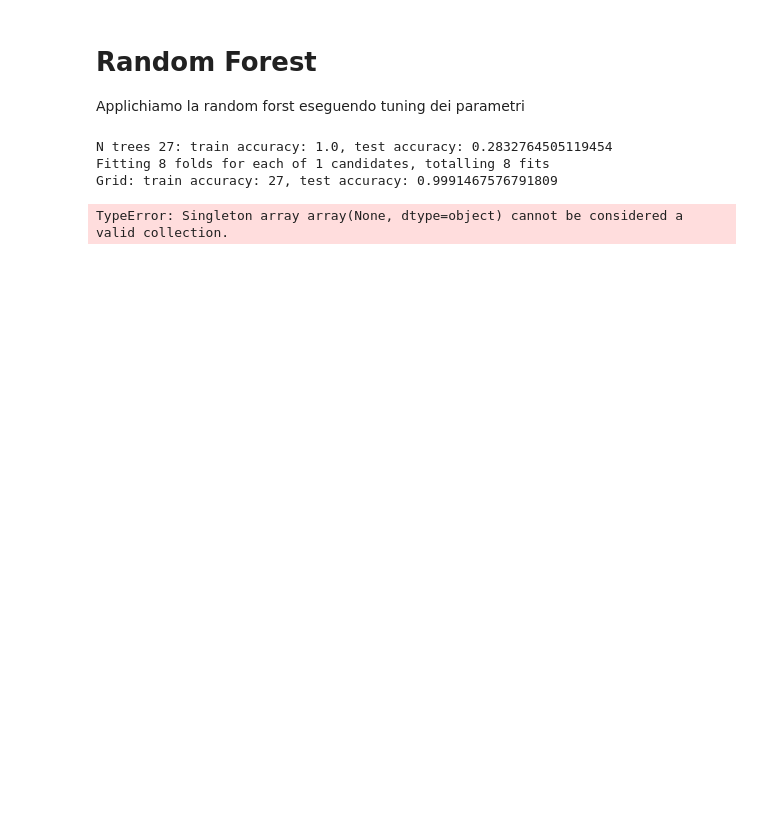
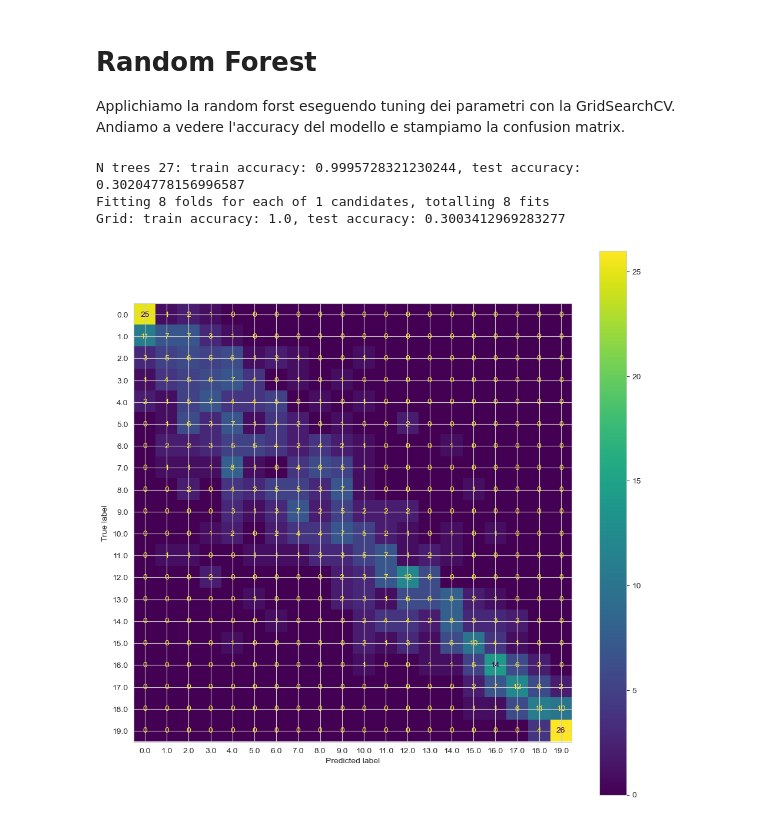
Before and after one commit to davide-tonetto-884585/House-Sale-Price-Prediction, a Jupyter notebook: ClassifierModels/RandomForestClassifier.ipynb, the cells around one changed output. Cells and saved outputs as stored; diff of their text form; code cells hidden in the pictures; blank space fills up the shorter version.

Commit message:
Classifier RandomForest

```diff
--- a/ClassifierModels/RandomForestClassifier.ipynb
+++ b/ClassifierModels/RandomForestClassifier.ipynb
@@ -18,54 +18,47 @@ Y_train_binned = Y_train_binned.ravel()
 Y_test_binned=Y_test_binned.ravel()
 # %% [markdown]
 # Random Forest
-Applichiamo la random forst eseguendo tuning dei parametri
+Applichiamo la random forst eseguendo tuning dei parametri con la GridSearchCV. Andiamo a vedere l'accuracy del modello e stampiamo la confusion matrix.
 # %%
 from sklearn.ensemble import RandomForestClassifier
 from sklearn.metrics import accuracy_score, ConfusionMatrixDisplay
 from sklearn.model_selection import GridSearchCV
 
 def RandomForestSelector():
     #Tuning della random Forest classifier
-    n_trees= [27]
-    #[5,6,7,8,9,10,11,12,13,14,15,16,17,18,19,20,21,22,25,27,30]
 
-    max_tree = 5
-    max_acc = 0
+    rf=RandomForestClassifier(n_estimators=27)
+    rf.fit(X_train,Y_train_binned)
+    acc_train = accuracy_score(y_true=Y_train_binned, y_pred=rf.predict(X_train))
+    acc_test  = accuracy_score(y_true=Y_test_binned, y_pred=rf.predict(X_test))
+    print('N trees {}: train accuracy: {}, test accuracy: {}'.format(27,acc_train,acc_test))
 
-    for t in n_trees:
-        rf=RandomForestClassifier(n_estimators=27)
-        rf.fit(X_train,Y_train_binned)
-        acc_train = accuracy_score(y_true=Y_train_binned, y_pred=rf.predict(X_train))
-        acc_test  = accuracy_score(y_true=Y_test_binned, y_pred=rf.predict(X_test))
-        print('N trees {}: train accuracy: {}, test accuracy: {}'.format(t,acc_train,acc_test))
+    properties={
+        #min_sample_leaf piu piccolo possibile
+        #max feature piu grande possibile
+        #min_samples_split piu' piccolo possibile
+        #max_leaf_nodes piu' grande possibile
+        #max_samples piu' alto possibile
+    }
 
-        properties={
-            #min_sample_leaf piu piccolo possibile
-            #max feature piu grande possibile
-            #min_samples_split piu' piccolo possibile
-            #max_leaf_nodes piu' grande possibile
-            #max_samples piu' alto possibile
-        }
+    grid=GridSearchCV(rf,properties,scoring="neg_mean_squared_error",cv=8,n_jobs=-1,return_train_score=True,verbose=2, refit=True)
+    grid.fit(X_train,Y_train_binned)
+    acc_train = accuracy_score(y_true=Y_train_binned, y_pred=grid.predict(X_train))
+    acc_test  = accuracy_score(y_true=Y_test_binned, y_pred=grid.predict(X_test))
 
-        grid=GridSearchCV(rf,properties,scoring="neg_mean_squared_error",cv=8,n_jobs=-1,return_train_score=True,verbose=2, refit=True)
-        grid.fit(X_train,Y_train_binned)
-        acc_train = accuracy_score(y_true=Y_train_binned, y_pred=grid.predict(X_train))
-        acc_test  = accuracy_score(y_true=Y_test_binned, y_pred=grid.predict(X_test))
+    print('Grid: train accuracy: {}, test accuracy: {}'.format(acc_train,acc_test))
+    print()
 
-        print('Grid: train accuracy: {}, test accuracy: {}'.format(t,acc_train,acc_test))
-        print()
-        print(grid.score(X_test))
-
-        cm = ConfusionMatrixDisplay.from_estimator(
-            estimator=grid,
-            X=X_test, y=Y_test_binned)
-        fig = cm.ax_.get_figure()
-        fig.set_figwidth(12)
-        fig.set_figheight(12)
+    cm = ConfusionMatrixDisplay.from_estimator(
+        estimator=grid,
+        X=X_test, y=Y_test_binned)
+    fig = cm.ax_.get_figure()
+    fig.set_figwidth(12)
+    fig.set_figheight(12)
 
 RandomForestSelector()
 # %% [output]
-N trees 27: train accuracy: 1.0, test accuracy: 0.2832764505119454
+N trees 27: train accuracy: 0.9995728321230244, test accuracy: 0.30204778156996587
 Fitting 8 folds for each of 1 candidates, totalling 8 fits
-Grid: train accuracy: 27, test accuracy: 0.9991467576791809
+Grid: train accuracy: 1.0, test accuracy: 0.3003412969283277
-TypeError: Singleton array array(None, dtype=object) cannot be considered a valid collection.
+[figure, added]
```
